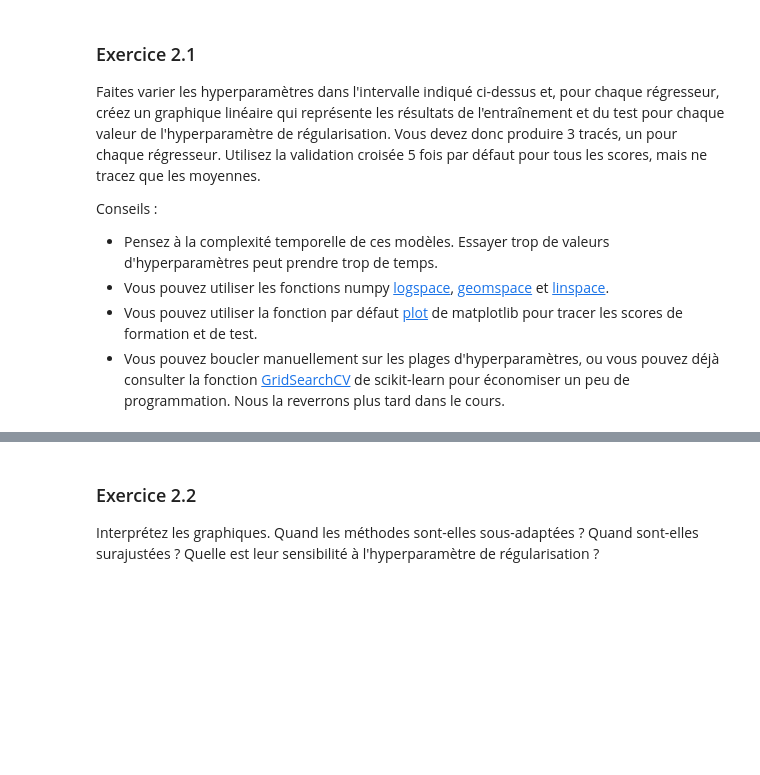
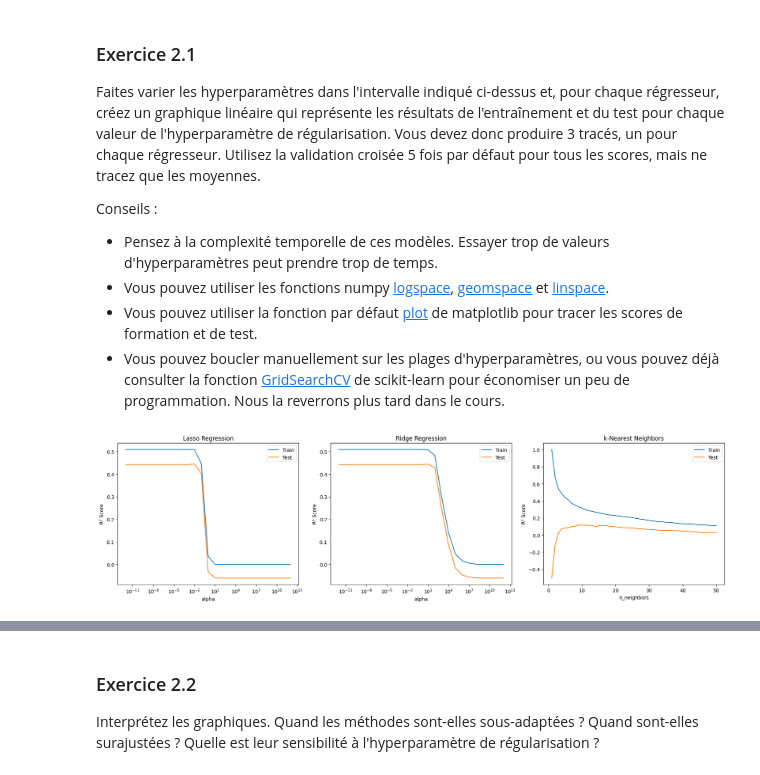
Before and after one commit to Staures92/Formation_Intermediaire, a Jupyter notebook: Machine Learning/2.1. Lab 3 - Linear Models for Regression.ipynb, the cells around one changed output, grey strips where cells are left out. Drawn from its saved outputs; the diff is of its cells as text; code cells hidden in the pictures; blank space fills up the shorter version.

```diff
--- a/Machine Learning/2.1. Lab 3 - Linear Models for Regression.ipynb
+++ b/Machine Learning/2.1. Lab 3 - Linear Models for Regression.ipynb
@@ -181,3 +243,75 @@ Conseils :
 * Vous pouvez utiliser les fonctions numpy [logspace](https://docs.scipy.org/doc/numpy/reference/generated/numpy.logspace.html), [geomspace](https://docs.scipy.org/doc/numpy/reference/generated/numpy.geomspace.html?highlight=geomspace#numpy.geomspace) et [linspace](https://docs.scipy.org/doc/numpy/reference/generated/numpy.linspace.html#numpy.linspace).
 * Vous pouvez utiliser la fonction par défaut [plot](https://matplotlib.org/tutorials/introductory/pyplot.html) de matplotlib pour tracer les scores de formation et de test.
 * Vous pouvez boucler manuellement sur les plages d'hyperparamètres, ou vous pouvez déjà consulter la fonction [GridSearchCV](https://scikit-learn.org/stable/modules/generated/sklearn.model_selection.GridSearchCV.html) de scikit-learn pour économiser un peu de programmation. Nous la reverrons plus tard dans le cours.
+# %%
+
+# Fonction pour effectuer la validation croisée à 5 plis et retourner les scores moyens d'entraînement et de test.
+def get_cv_scores(model, X, y):
+    cv_results = cross_validate(model, X, y, cv=5, return_train_score=True)
+    return np.mean(cv_results['train_score']), np.mean(cv_results['test_score'])
+
+# Paramètres pour les graphiques
+plt.figure(figsize=(18, 5))
+
+# 1. Lasso
+alphas_lasso = np.geomspace(1e-12, 1e12, num=25)# np.goemspace pour créer une séquence logarithmique de 25 valeurs alpha entre 10^-12 et 10^12.
+train_scores_lasso, test_scores_lasso = [], []
+
+# Il itère sur ces valeurs, entraîne le modèle, et calcule les scores pour chaque alpha.
+for alpha in alphas_lasso:
+    lasso = Lasso(alpha=alpha)
+    train_score, test_score = get_cv_scores(lasso, X, y)
+    train_scores_lasso.append(train_score)
+    test_scores_lasso.append(test_score)
+
+# Il trace les scores en fonction de alpha sur une échelle semi-logarithmique.
+plt.subplot(131)
+plt.semilogx(alphas_lasso, train_scores_lasso, label='Train')
+plt.semilogx(alphas_lasso, test_scores_lasso, label='Test')
+plt.xlabel('alpha')
+plt.ylabel('R² Score')
+plt.title('Lasso Regression')
+plt.legend()
+
+# 2.  meme principe pour Ridge
+alphas_ridge = np.geomspace(1e-12, 1e12, num=25)
+train_scores_ridge, test_scores_ridge = [], []
+
+for alpha in alphas_ridge:
+    ridge = Ridge(alpha=alpha)
+    train_score, test_score = get_cv_scores(ridge, X, y)
+    train_scores_ridge.append(train_score)
+    test_scores_ridge.append(test_score)
+
+plt.subplot(132)
+plt.semilogx(alphas_ridge, train_scores_ridge, label='Train')
+plt.semilogx(alphas_ridge, test_scores_ridge, label='Test')
+plt.xlabel('alpha')
+plt.ylabel('R² Score')
+plt.title('Ridge Regression')
+plt.legend()
+
+# 3. kNN
+n_neighbors_range = np.arange(1, 51)# np.arange pour créer une séquence de 1 à 50 voisins.
+train_scores_knn, test_scores_knn = [], []
+
+# Il itère sur ces valeurs, entraîne le modèle, et calcule les scores pour chaque nombre de voisins.
+for n_neighbors in n_neighbors_range:
+    knn = KNeighborsRegressor(n_neighbors=n_neighbors)
+    train_score, test_score = get_cv_scores(knn, X, y)
+    train_scores_knn.append(train_score)
+    test_scores_knn.append(test_score)
+
+#Il trace les scores en fonction du nombre de voisins sur une échelle linéaire.
+plt.subplot(133)
+plt.plot(n_neighbors_range, train_scores_knn, label='Train')
+plt.plot(n_neighbors_range, test_scores_knn, label='Test')
+plt.xlabel('n_neighbors')
+plt.ylabel('R² Score')
+plt.title('k-Nearest Neighbors')
+plt.legend()
+
+plt.tight_layout()
+plt.show()
+# %% [output]
+[figure, added]
```
Also changed, not shown: parts of 19 cells of this notebook, 1 other file.
